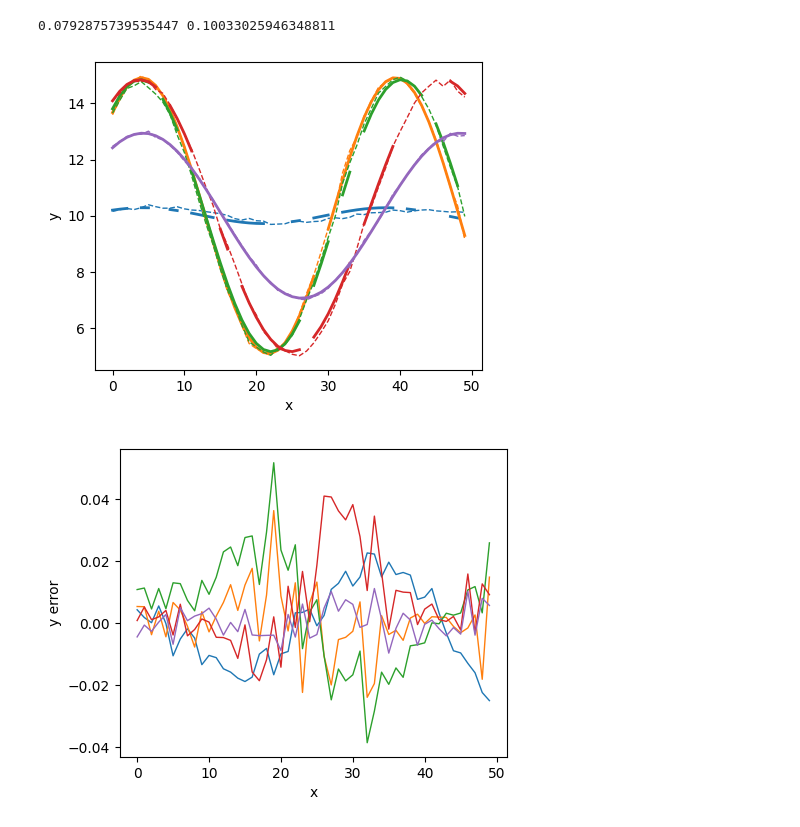
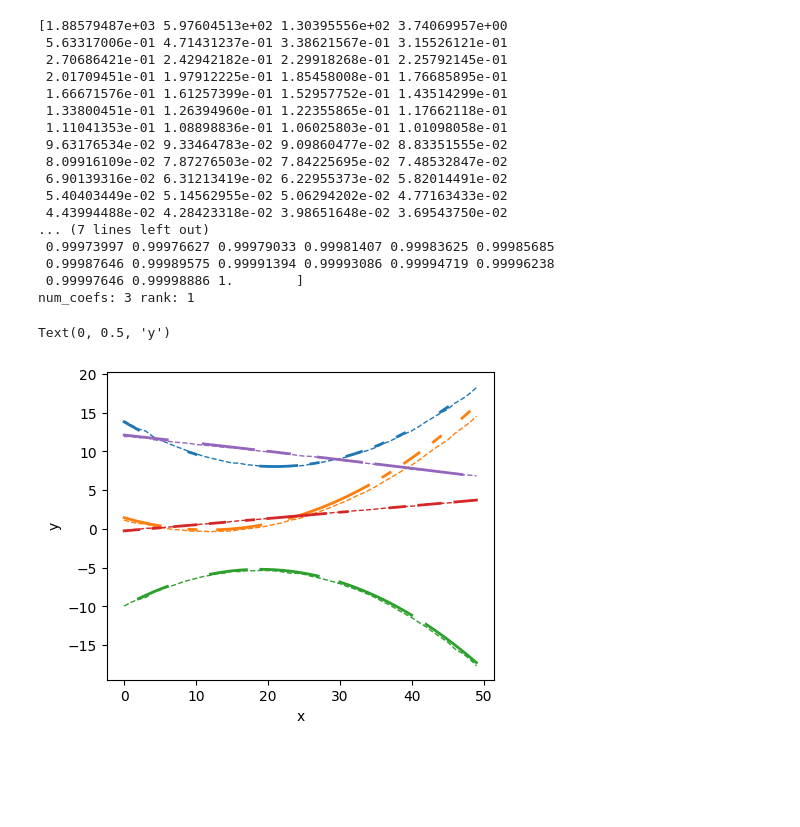
Before and after one commit to ahdgkn/gappyfpca, a Jupyter notebook: get_started.ipynb, the cells around one changed output. Cells and saved outputs as stored; diff of their text form; code cells hidden in the pictures; blank space fills up the shorter version.

Commit message:
improved logic for num_coefs and fixed var_rat=1 reconstruction for gappyfpca

```diff
--- a/get_started.ipynb
+++ b/get_started.ipynb
@@ -27,3 +28,6 @@ for i in range(M):
     nan_indices = np.random.choice(L, num_nans, replace=False)
     # Replace selected indices with NaN
     data[i, nan_indices] = np.nan
+# %%
+# perform fPCA on non gappy data to compare (1 iteration)
+fpca_comps_full, fpca_coefs_full, _, _ = gappyfpca(functions,max_iter=1)
@@ -30,5 +52,4 @@ for i in range(M):
 # %%
-# Generate fpca of full data using
-
-fpca_comps,fpca_coefs,evalue,run_stat=gappyfpca(data,0.95,max_iter=15,num_iter=5,iparallel=0)
+# Generate fpca of gappy data using
+fpca_comps,fpca_coefs,evalue,run_stat=gappyfpca(data,max_iter=15,num_iter=10,iparallel=0)
 # %% [output]
@@ -45,0 +73,10 @@ Time:  0.786168098449707
+# %%
+# plot the modes vs non-gappy modes
+fig,ax=plt.subplots(1,1,figsize=(5,4))
+ax.plot(fpca_comps[0,:],label='gappy fPCA mean')
+ax.plot(fpca_comps_full[0,:],'--',label='full fPCA mean')
+modes_to_plot = min(5,fpca_comps_full.shape[0])
+for i in range(1,modes_to_plot):
+    ax.plot(fpca_comps[i,:],label='gappy fPCA mode '+str(i))
+    ax.plot(fpca_comps_full[i,:],'--',label='full fPCA mode '+str(i))
+ax.legend()
@@ -46,26 +86,36 @@ Time:  0.786168098449707
 # %%
-# Impute missing data
+# Impute missing data at 95% explained variance, excludes noise due to missing data
 
-function_recon=reconstruct_func(fpca_comps[0,:],fpca_comps[1:,:],fpca_coefs)
+# find number of coefficients
+num_coefs=fpca_num_coefs(evalue,0.95)
+
+function_recon=reconstruct_func(fpca_comps[0,:],fpca_comps[1:,:],fpca_coefs,num_coefs=num_coefs)
+# %% [output]
+[1.88579487e+03 5.97604513e+02 1.30395556e+02 3.74069957e+00
+ 5.63317006e-01 4.71431237e-01 3.38621567e-01 3.15526121e-01
+ 2.70686421e-01 2.42942182e-01 2.29918268e-01 2.25792145e-01
+ 2.01709451e-01 1.97912225e-01 1.85458008e-01 1.76685895e-01
+ 1.66671576e-01 1.61257399e-01 1.52957752e-01 1.43514299e-01
+ 1.33800451e-01 1.26394960e-01 1.22355865e-01 1.17662118e-01
+ 1.11041353e-01 1.08898836e-01 1.06025803e-01 1.01098058e-01
+ 9.63176534e-02 9.33464783e-02 9.09860477e-02 8.83351555e-02
+ 8.09916109e-02 7.87276503e-02 7.84225695e-02 7.48532847e-02
+ 6.90139316e-02 6.31213419e-02 6.22955373e-02 5.82014491e-02
+ 5.40403449e-02 5.14562955e-02 5.06294202e-02 4.77163433e-02
+ 4.43994488e-02 4.28423318e-02 3.98651648e-02 3.69543750e-02
+... (7 lines left out)
+ 0.99973997 0.99976627 0.99979033 0.99981407 0.99983625 0.99985685
+ 0.99987646 0.99989575 0.99991394 0.99993086 0.99994719 0.99996238
+ 0.99997646 0.99998886 1.        ]
+num_coefs: 3 rank: 1
 # %%
 fig,ax=plt.subplots(1,1,figsize=(5,4))
 colors = plt.cm.tab10.colors
 for i in range(5):
     ax.plot(data[i,:],linestyle='-',linewidth=2,color=colors[i])
     ax.plot(function_recon[i,:],linestyle='--',linewidth=1,color=colors[i])
 ax.set_xlabel('x')
 ax.set_ylabel('y')
-
-fig,ax=plt.subplots(1,1,figsize=(5,4))
-
-for i in range(5):
-    ax.plot((functions[i,:]-function_recon[i,:])/functions[i,:],linestyle='-',linewidth=1,color=colors[i])
-ax.set_xlabel('x')
-ax.set_ylabel('y error')
-
-missing_data=functions[np.isnan(data)]
-print(np.mean(np.abs((functions-function_recon))),np.mean(np.abs(functions[np.isnan(data)]-function_recon[np.isnan(data)])))
 # %% [output]
-0.0792875739535447 0.10033025946348811
+Text(0, 0.5, 'y')
-[figure, old version]
+[figure, new version]
-[figure, removed]
```
Also changed, not shown: parts of 5 cells of this notebook, 2 other files.
